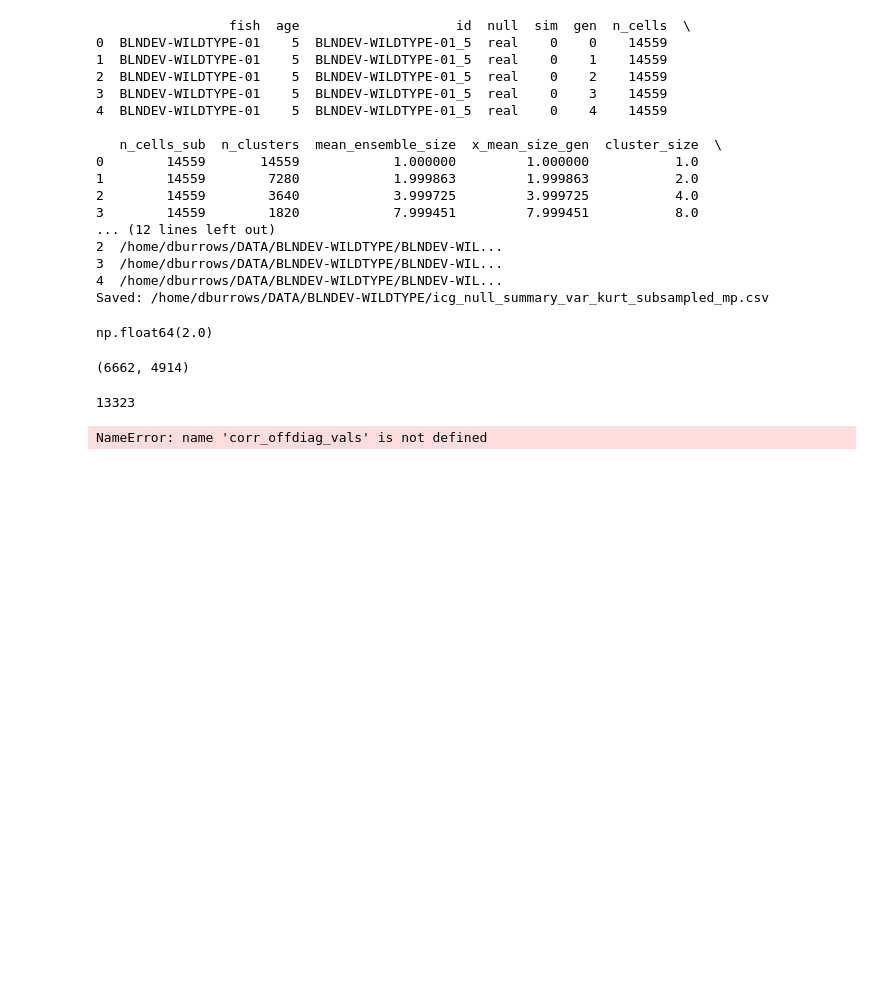
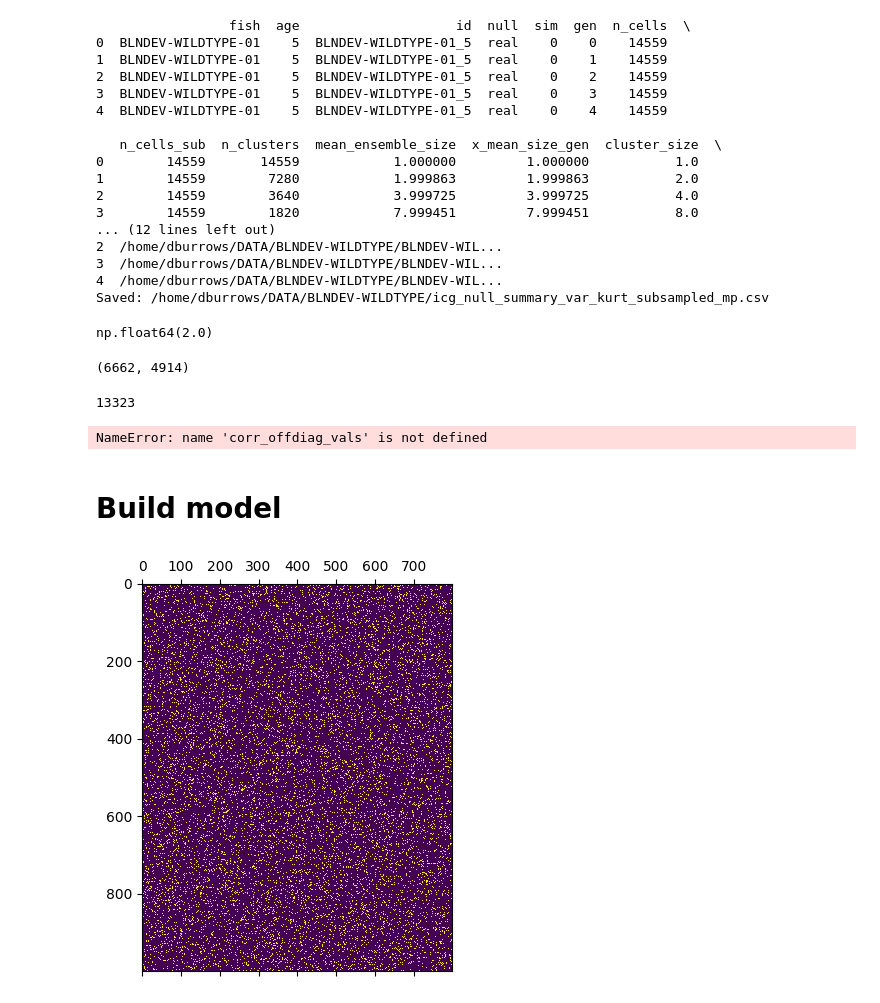
Before and after one commit to dmnburrows/multiscale_dev_dynamics, a Jupyter notebook: model_check.ipynb, the cells around one changed output. Drawn from its saved outputs; the diff is of its cells as text; code cells hidden in the pictures; blank space fills up the shorter version.

Commit message:
automata EI

```diff
--- a/model_check.ipynb
+++ b/model_check.ipynb
@@ -2466,0 +2464,45 @@ NameError: name 'corr_offdiag_vals' is not defined
+# %% [markdown]
+# Build model
+# %%
+#Build automata model
+n_neurons=1000
+ei_ratio = 0.2
+e_p_connect=0.1
+i_p_connect=0.01
+e_w=0.8
+i_w = 0.8
+p_ext=0.001
+refractory_steps=2
+dt=0.01
+seed=0
+
+rng = np.random.default_rng(seed)
+n = n_neurons
+e = int(n_neurons - (n_neurons*ei_ratio))
+i = int(n_neurons*ei_ratio)
+e_p_connect=e_p_connect
+i_p_connect=i_p_connect
+e_w=e_w
+i_w = i_w
+p_ext = p_ext
+refractory_steps = refractory_steps
+dt = dt
+# %%
+# Directed Erdos-Renyi adjacency, no self-connections
+A_e = rng.random((e, n)) < e_p_connect #E-> connections
+np.fill_diagonal(A_e, False)
+A_e = A_e.astype(np.uint8)
+
+A_i = rng.random((i, n)) < i_p_connect #I-> connections
+for local_i in range(i):
+    global_i = e + local_i
+    A_i[local_i, global_i] = 0
+A_i = A_i.astype(np.uint8)
+
+# State vector: 0=Q, 1=A, >=2 refractory countdown states
+state = np.zeros(n, dtype=np.int16)
+# %%
+plt.matshow(A_e.T)
+plt.show()
+# %% [output]
+[figure, added]
```
Also changed, not shown: parts of 15 cells of this notebook.
